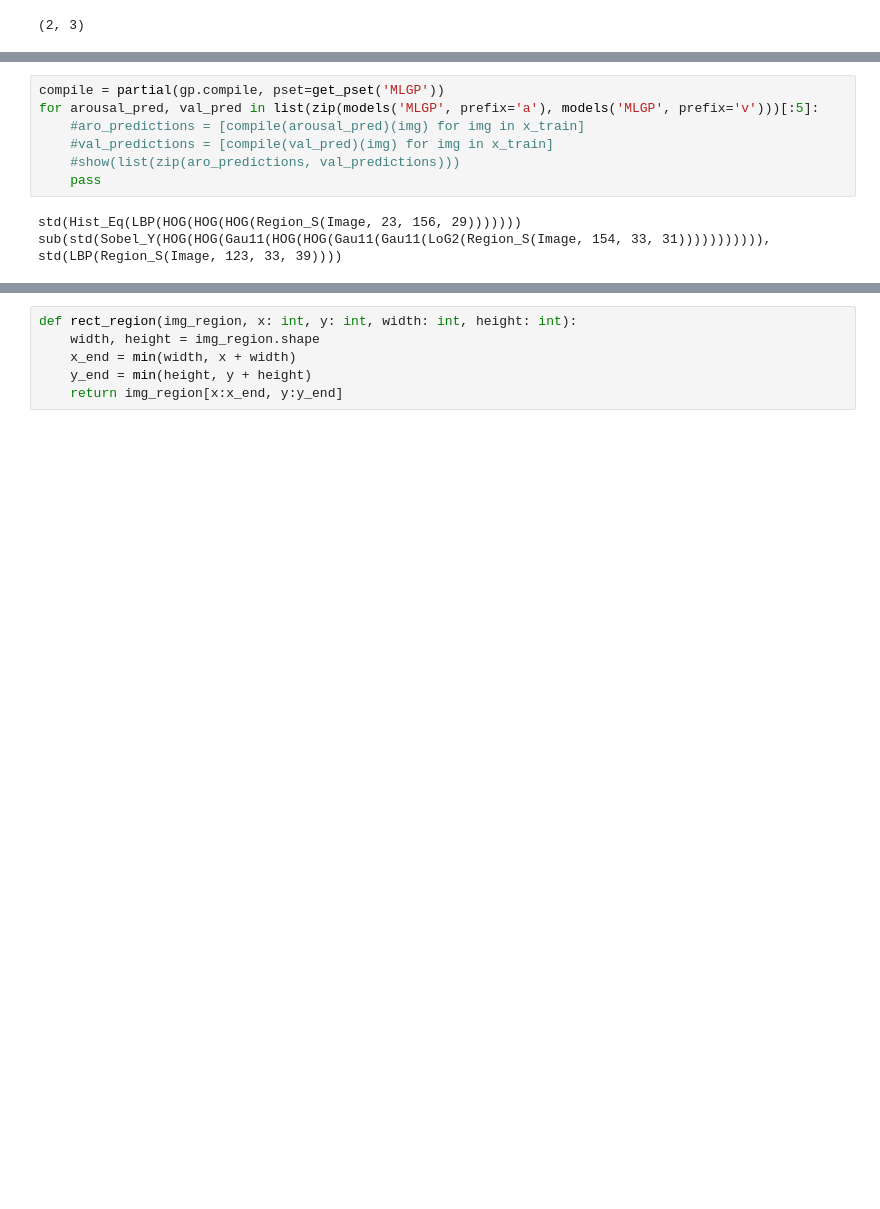
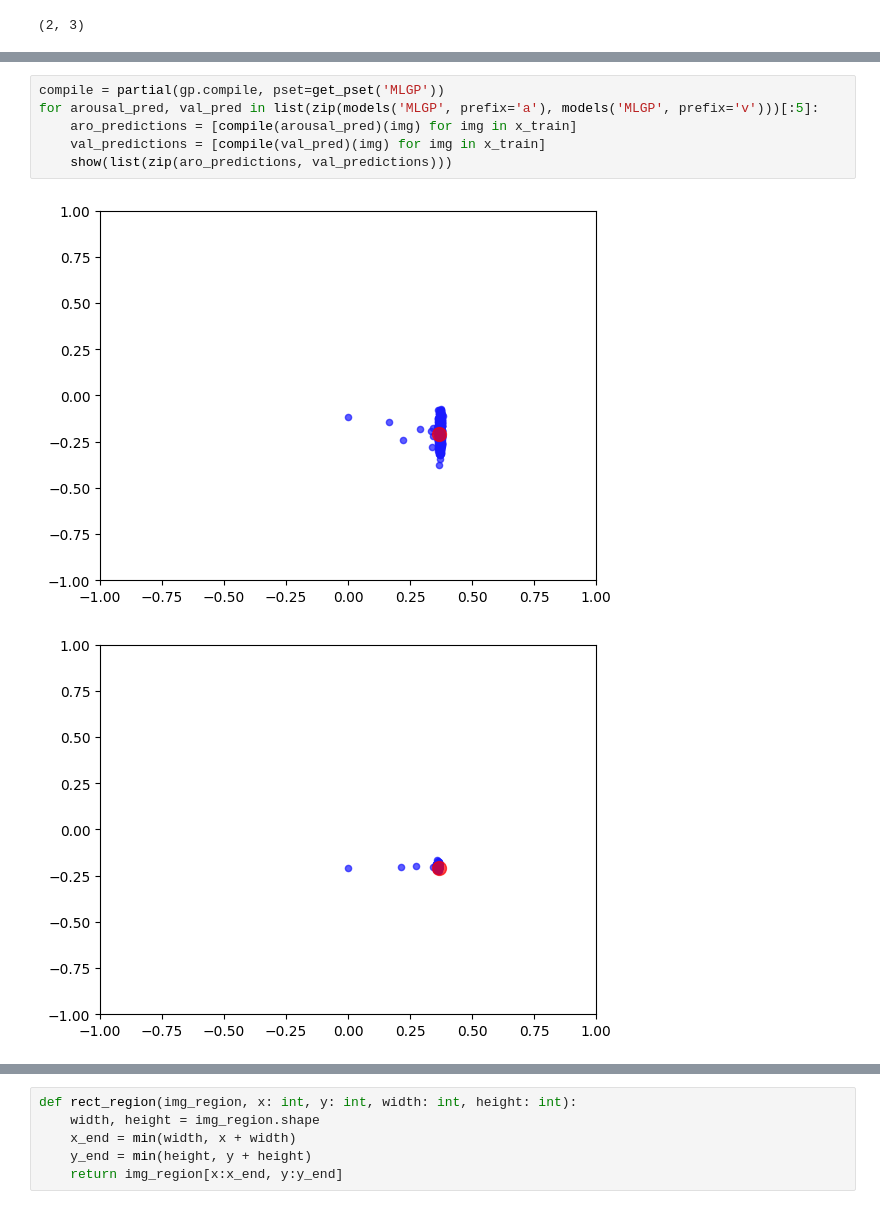
Before and after one commit to TEESDAAL/SummerResearch, a Jupyter notebook: performant_refactor/visualizer.ipynb, the cells around one changed output, grey strips where cells are left out. Saved outputs shown, nothing was run; the diff lists cells and outputs as text; blank space fills up the shorter version.

```diff
--- a/performant_refactor/visualizer.ipynb
+++ b/performant_refactor/visualizer.ipynb
@@ -58,10 +68,9 @@ combine(std(LBP(Gau11(GauXY(Sobel_X(GauXY(Hist_Eq(Gau1(LBP(Gau11(Gau1(LBP(Gau11(
 # %%
 compile = partial(gp.compile, pset=get_pset('MLGP'))
 for arousal_pred, val_pred in list(zip(models('MLGP', prefix='a'), models('MLGP', prefix='v')))[:5]:
-    #aro_predictions = [compile(arousal_pred)(img) for img in x_train]
-    #val_predictions = [compile(val_pred)(img) for img in x_train]
-    #show(list(zip(aro_predictions, val_predictions)))
-    pass
+    aro_predictions = [compile(arousal_pred)(img) for img in x_train]
+    val_predictions = [compile(val_pred)(img) for img in x_train]
+    show(list(zip(aro_predictions, val_predictions)))
 # %% [output]
-std(Hist_Eq(LBP(HOG(HOG(HOG(Region_S(Image, 23, 156, 29)))))))
-sub(std(Sobel_Y(HOG(HOG(Gau11(HOG(HOG(Gau11(Gau11(LoG2(Region_S(Image, 154, 33, 31))))))))))), std(LBP(Region_S(Image, 123, 33, 39))))
+[figure, added]
+[figure, added]
```
Also changed, not shown: parts of 4 cells of this notebook, 1 other file.
